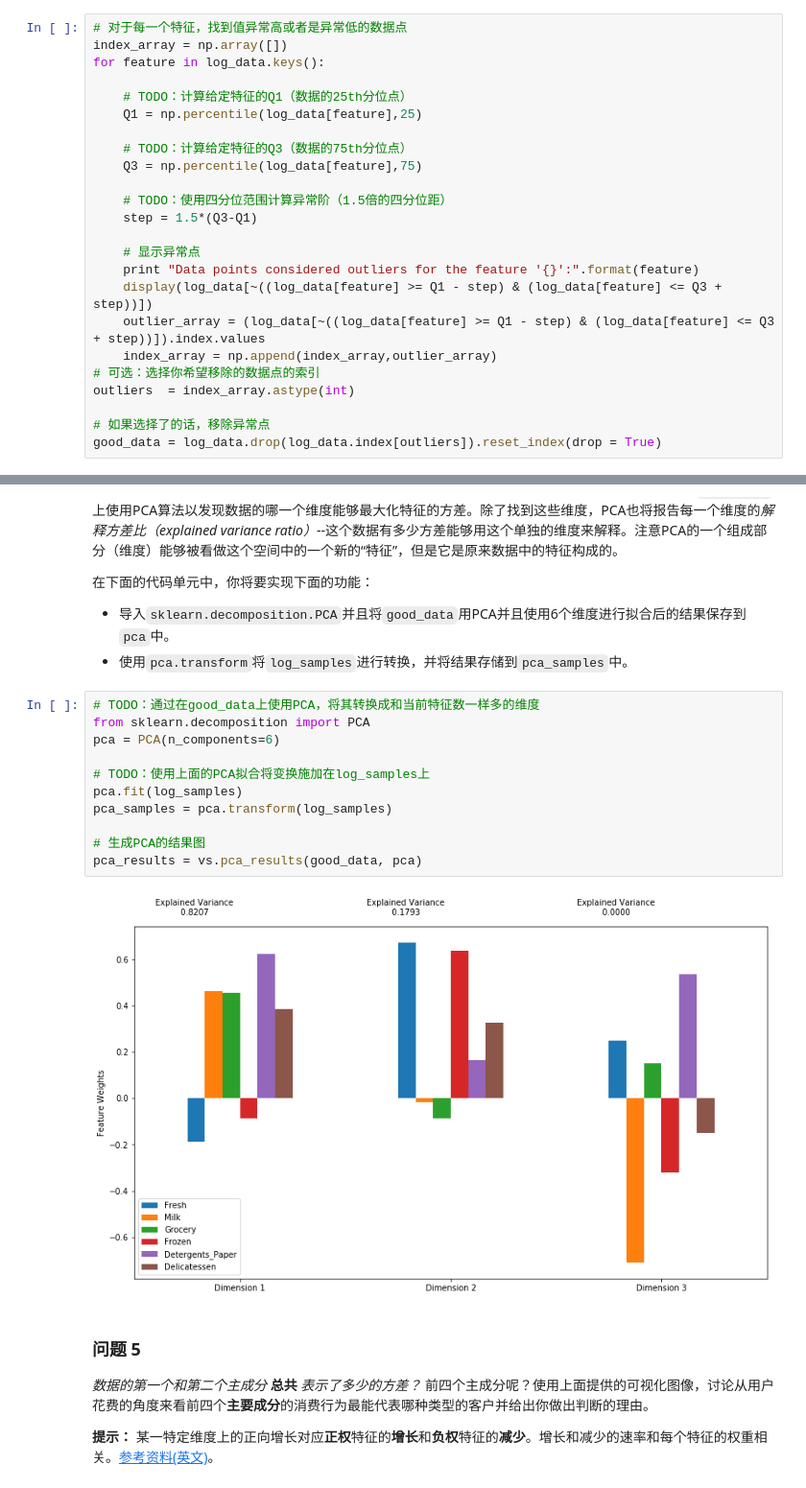
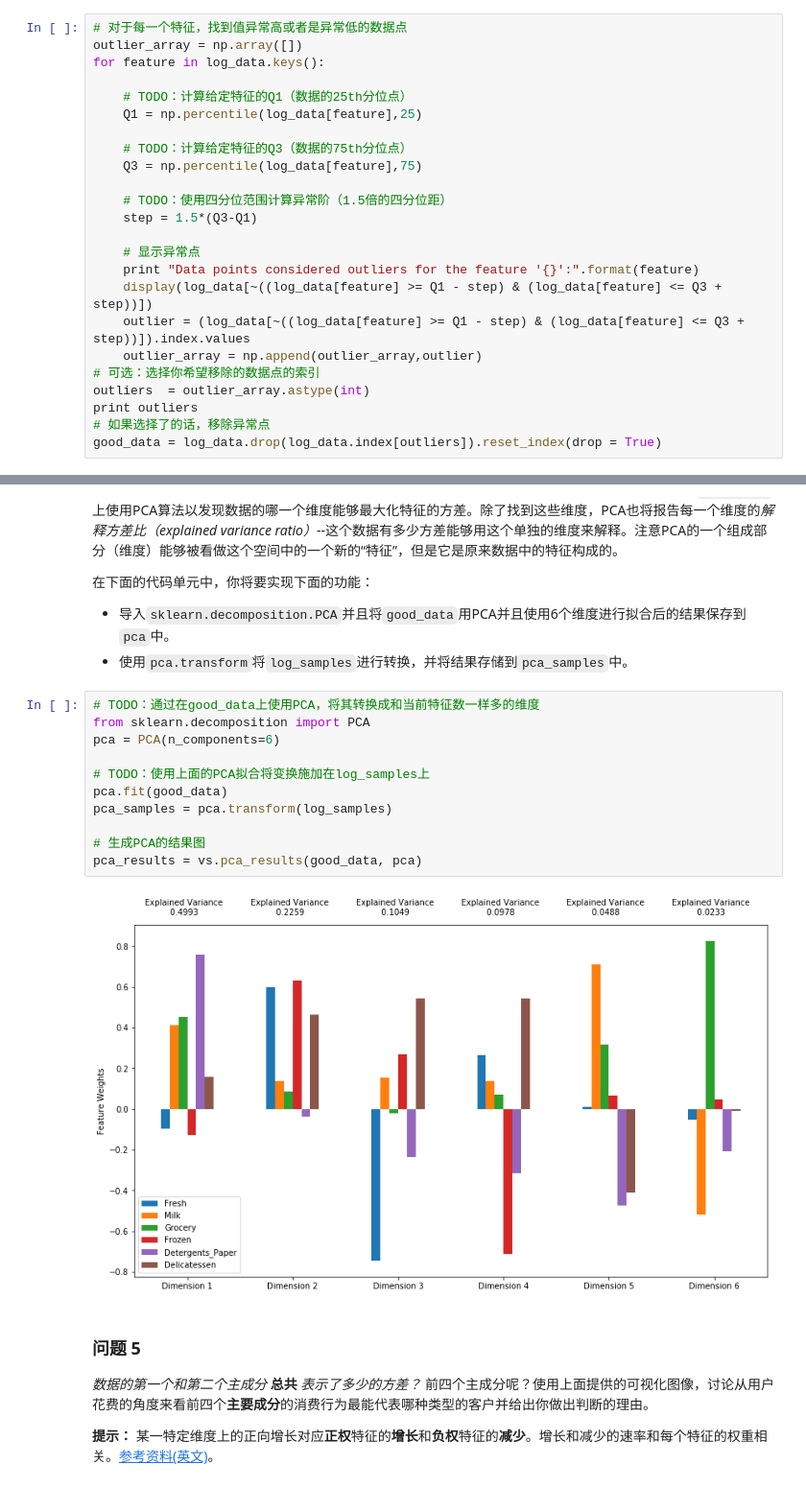
Before and after one commit to NiuCoder/creating_customer_segments, a Jupyter notebook: customer_segments.ipynb, the cells around one changed output, grey strips where cells are left out. Shown at 96% size. Drawn from its saved outputs; the diff is of its cells as text.

```diff
--- a/customer_segments.ipynb
+++ b/customer_segments.ipynb
@@ -183,7 +183,7 @@ display(log_samples)
 一旦你完成了这些功能，数据集将存储在`good_data`中。
 # %%
 # 对于每一个特征，找到值异常高或者是异常低的数据点
-index_array = np.array([])
+outlier_array = np.array([])
 for feature in log_data.keys():
 
     # TODO：计算给定特征的Q1（数据的25th分位点）
@@ -198,11 +198,11 @@ for feature in log_data.keys():
     # 显示异常点
     print "Data points considered outliers for the feature '{}':".format(feature)
     display(log_data[~((log_data[feature] >= Q1 - step) & (log_data[feature] <= Q3 + step))])
-    outlier_array = (log_data[~((log_data[feature] >= Q1 - step) & (log_data[feature] <= Q3 + step))]).index.values
-    index_array = np.append(index_array,outlier_array)
+    outlier = (log_data[~((log_data[feature] >= Q1 - step) & (log_data[feature] <= Q3 + step))]).index.values
+    outlier_array = np.append(outlier_array,outlier)
 # 可选：选择你希望移除的数据点的索引
-outliers  = index_array.astype(int)
-
+outliers  = outlier_array.astype(int)
+print outliers
 # 如果选择了的话，移除异常点
 good_data = log_data.drop(log_data.index[outliers]).reset_index(drop = True)
 # %% [output]
@@ -287,16 +290,16 @@ outliers=[66,75,65,154]
 # %%
 # TODO：通过在good_data上使用PCA，将其转换成和当前特征数一样多的维度
 from sklearn.decomposition import PCA
 pca = PCA(n_components=6)
 
 # TODO：使用上面的PCA拟合将变换施加在log_samples上
-pca.fit(log_samples)
+pca.fit(good_data)
 pca_samples = pca.transform(log_samples)
 
 # 生成PCA的结果图
 pca_results = vs.pca_results(good_data, pca)
 # %% [output]
-[figure, old version]
+[figure, new version]
 # %% [markdown]
 ### 问题 5
 *数据的第一个和第二个主成分* **总共** *表示了多少的方差？*  前四个主成分呢？使用上面提供的可视化图像，讨论从用户花费的角度来看前四个**主要成分**的消费行为最能代表哪种类型的客户并给出你做出判断的理由。
```
Also changed, not shown: parts of 6 cells of this notebook, 1 other file.
